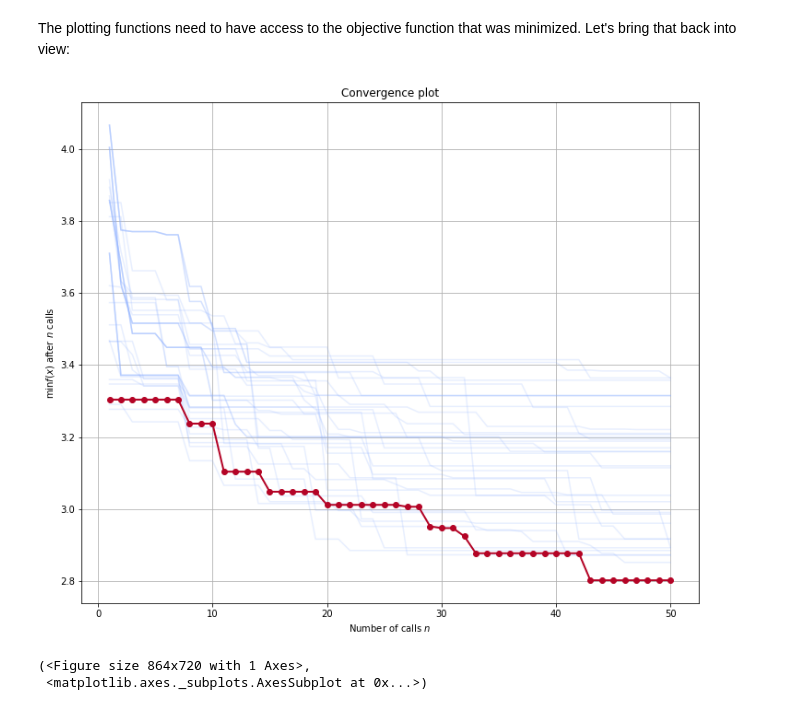
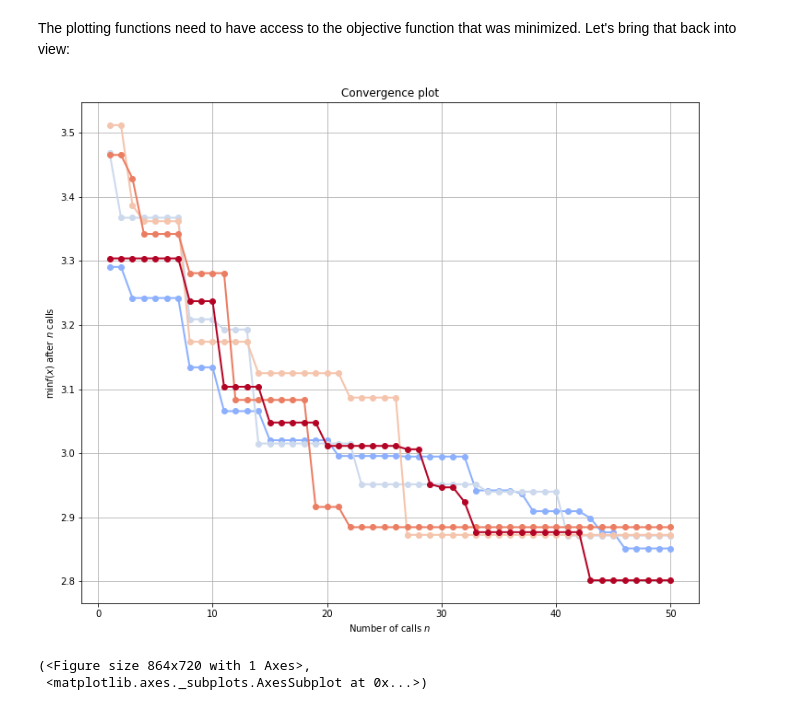
Before and after one commit to yngtdd/hyperspace, a Jupyter notebook: examples/notebooks/visualizing_results.ipynb, the cells around one changed output. Saved outputs shown, nothing was run; the diff lists cells and outputs as text; code cells hidden in the pictures.

```diff
--- a/examples/notebooks/visualizing_results.ipynb
+++ b/examples/notebooks/visualizing_results.ipynb
@@ -37,13 +37,13 @@ def objective(params):
     return -np.mean(cross_val_score(reg, X, y, cv=5, n_jobs=-1,
                                     scoring="neg_mean_absolute_error"))
 # %%
-gbm_results = load_results("/home/ygx/dev/jatkaa/hyperspace/examples/results/skopt/space5", sort=True)
+results = load_results("/home/ygx/dev/jatkaa/hyperspace/examples/results/skopt/space5", sort=True)
 # %%
-best = gbm_results.pop(0)
+best = results.pop(0)
 # %%
 plt.rcParams['figure.figsize'] = [12, 10]
 
-fig = plot_convergence(gbm_results, best)
+fig = plot_convergence(results[0], results[1], results[2], results[3], best)
 # %% [output]
-[figure, old version]
+[figure, new version]
 # %%
```
Also changed, not shown: parts of 1 cell of this notebook, 4 other files.
